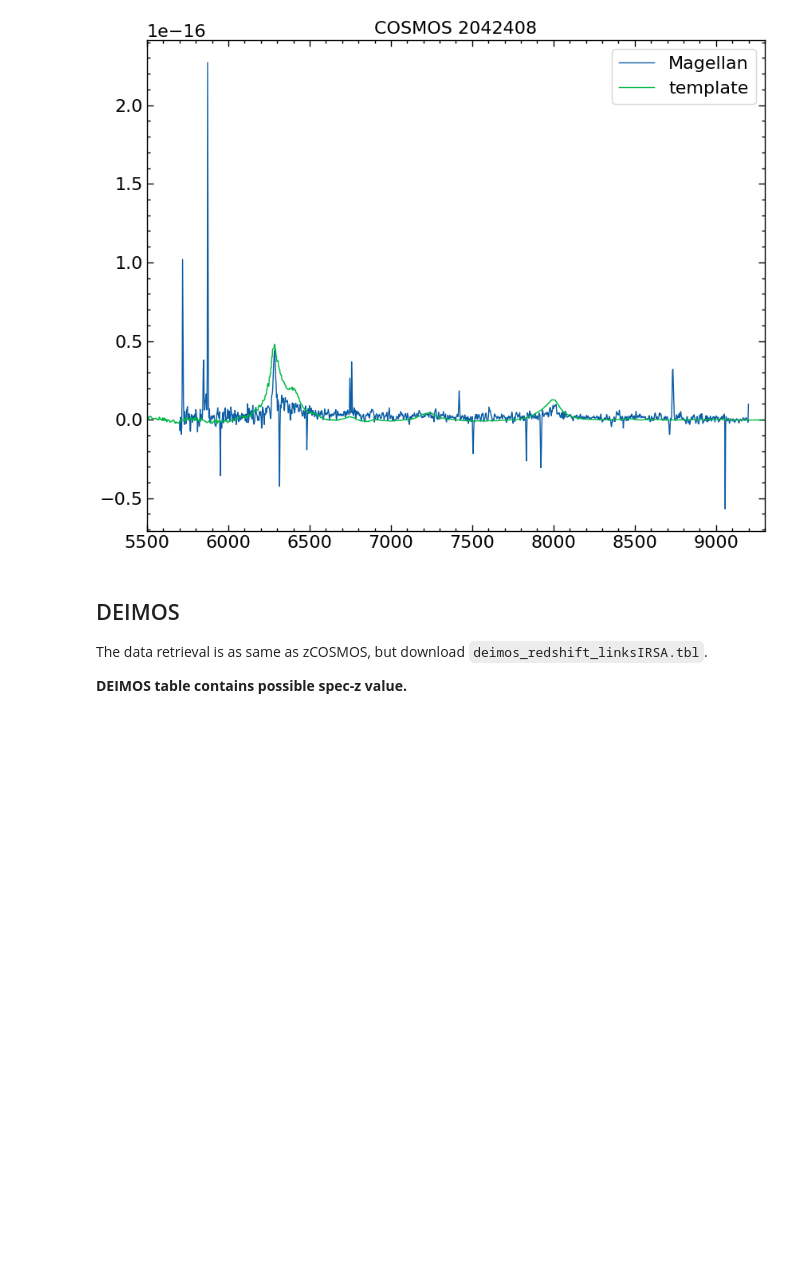
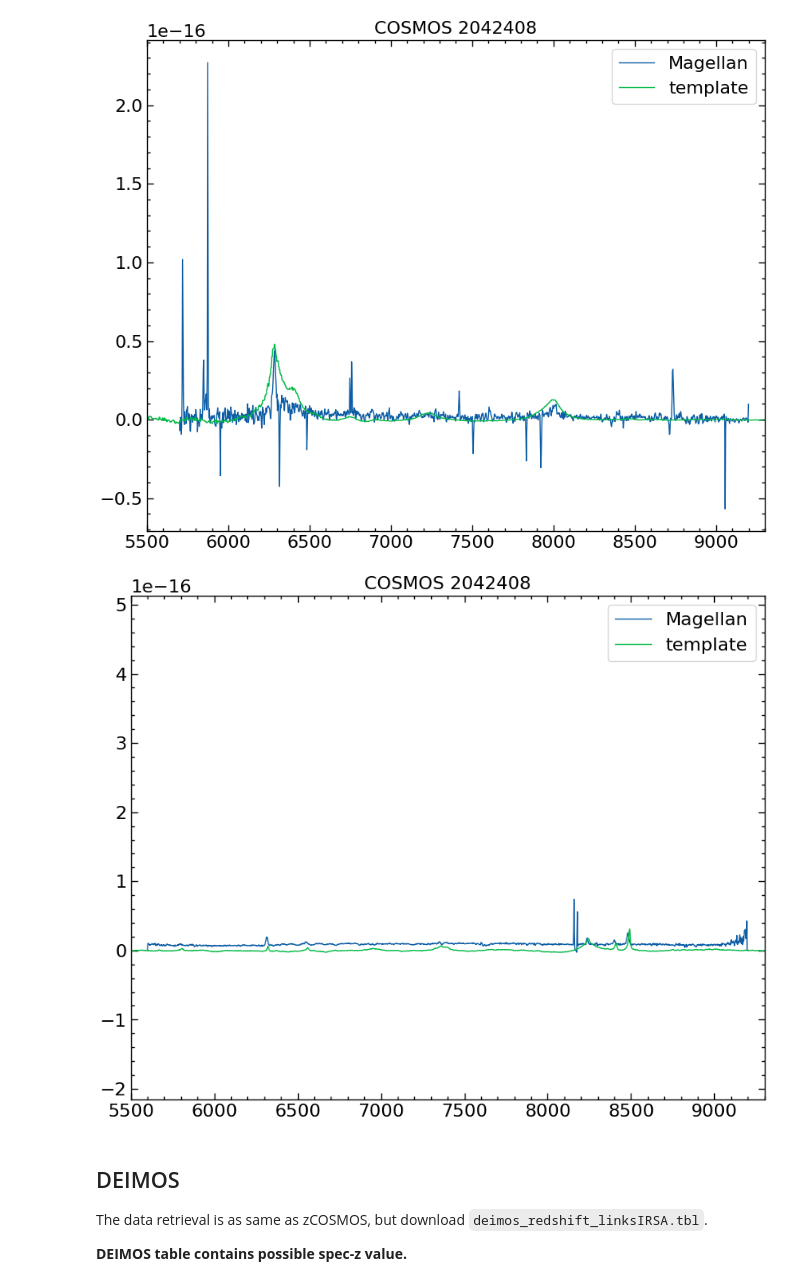
Before and after one commit to Chisen-Lupus/dwarf_agn_cosmos, a Jupyter notebook: hsc-ssp-download.ipynb, the cells around one changed output. Drawn from its saved outputs; the diff is of its cells as text; code cells hidden in the pictures; blank space fills up the shorter version.

```diff
--- a/hsc-ssp-download.ipynb
+++ b/hsc-ssp-download.ipynb
@@ -203,6 +249,26 @@ plt.xlim(5500, 9300)
 plt.legend(frameon=True);
 # %% [output]
 [figure]
+# %%
+plt.figure(figsize=[10, 8])
+
+hdu1 = fits.open('spec/Magellean/magellean_153.fits')
+data1 = hdu1[0].data
+plt.plot(data1[0], data1[1], label='Magellan', linewidth=1)
+
+z = 0.695
+
+hdutemp = SDSS.get_spectral_template('qso')[0]
+datatemp = hdutemp[0].data
+headertemp = hdutemp[0].header
+start, stop, num = headertemp['COEFF0'], headertemp['COEFF0']+headertemp['COEFF1']*datatemp[1].size, datatemp[1].size
+plt.plot(np.logspace(start, stop, num)*(1+z), datatemp[1]*1e-16/5, label='template', linewidth=1)
+
+plt.title('COSMOS 2042408')
+plt.xlim(5500, 9300)
+plt.legend(frameon=True);
+# %% [output]
+[figure, added]
 # %% [markdown]
 ## DEIMOS
 
```
Also changed, not shown: parts of 11 cells of this notebook.
